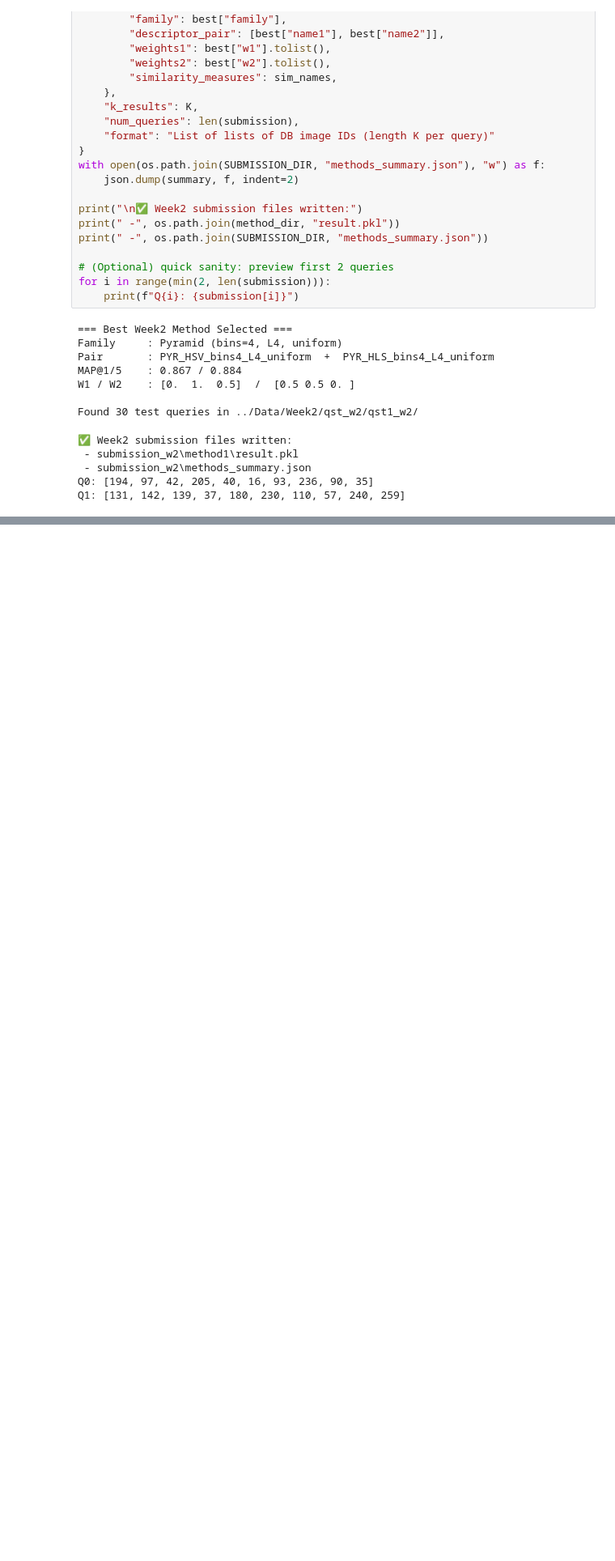
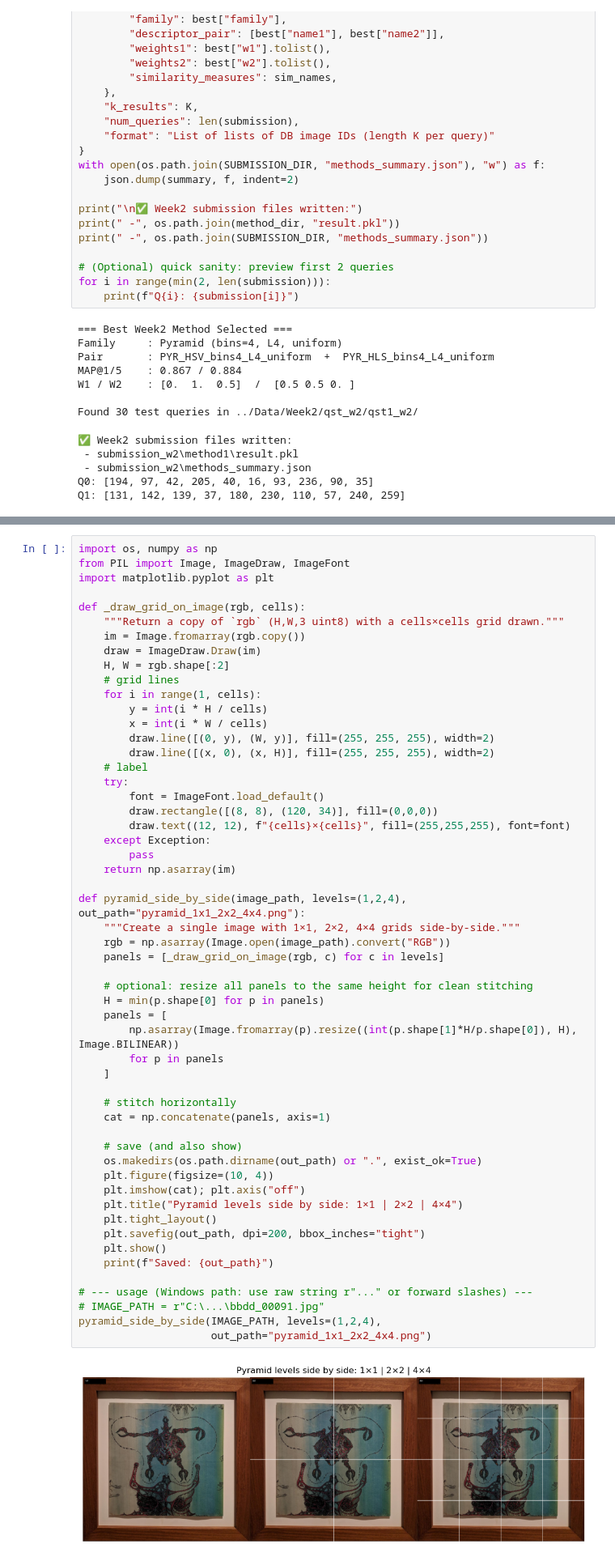
Before and after one commit to MCV-2025-C1-Project/Team2, a Jupyter notebook: Week2/Hyperparameter_search_analysis.ipynb, the cells around one changed output, grey strips where cells are left out. Shown at 81% size. Saved outputs shown, nothing was run; the diff lists cells and outputs as text; blank space fills up the shorter version.

```diff
--- a/Week2/Hyperparameter_search_analysis.ipynb
+++ b/Week2/Hyperparameter_search_analysis.ipynb
@@ -1591,0 +1778,56 @@ show_query_results(
+# %%
+import os, numpy as np
+from PIL import Image, ImageDraw, ImageFont
+import matplotlib.pyplot as plt
+
+def _draw_grid_on_image(rgb, cells):
+    """Return a copy of `rgb` (H,W,3 uint8) with a cells×cells grid drawn."""
+    im = Image.fromarray(rgb.copy())
+    draw = ImageDraw.Draw(im)
+    H, W = rgb.shape[:2]
+    # grid lines
+    for i in range(1, cells):
+        y = int(i * H / cells)
+        x = int(i * W / cells)
+        draw.line([(0, y), (W, y)], fill=(255, 255, 255), width=2)
+        draw.line([(x, 0), (x, H)], fill=(255, 255, 255), width=2)
+    # label
+    try:
+        font = ImageFont.load_default()
+        draw.rectangle([(8, 8), (120, 34)], fill=(0,0,0))
+        draw.text((12, 12), f"{cells}×{cells}", fill=(255,255,255), font=font)
+    except Exception:
+        pass
+    return np.asarray(im)
+
+def pyramid_side_by_side(image_path, levels=(1,2,4), out_path="pyramid_1x1_2x2_4x4.png"):
+    """Create a single image with 1×1, 2×2, 4×4 grids side-by-side."""
+    rgb = np.asarray(Image.open(image_path).convert("RGB"))
+    panels = [_draw_grid_on_image(rgb, c) for c in levels]
+
+    # optional: resize all panels to the same height for clean stitching
+    H = min(p.shape[0] for p in panels)
+    panels = [
+        np.asarray(Image.fromarray(p).resize((int(p.shape[1]*H/p.shape[0]), H), Image.BILINEAR))
+        for p in panels
+    ]
+
+    # stitch horizontally
+    cat = np.concatenate(panels, axis=1)
+
+    # save (and also show)
+    os.makedirs(os.path.dirname(out_path) or ".", exist_ok=True)
+    plt.figure(figsize=(10, 4))
+    plt.imshow(cat); plt.axis("off")
+    plt.title("Pyramid levels side by side: 1×1 | 2×2 | 4×4")
+    plt.tight_layout()
+    plt.savefig(out_path, dpi=200, bbox_inches="tight")
+    plt.show()
+    print(f"Saved: {out_path}")
+
+# --- usage (Windows path: use raw string r"..." or forward slashes) ---
+# IMAGE_PATH = r"C:\...\bbdd_00091.jpg"
+pyramid_side_by_side(IMAGE_PATH, levels=(1,2,4),
+                     out_path="pyramid_1x1_2x2_4x4.png")
+# %% [output]
+[figure, added]
```
Also changed, not shown: parts of 8 cells of this notebook.
